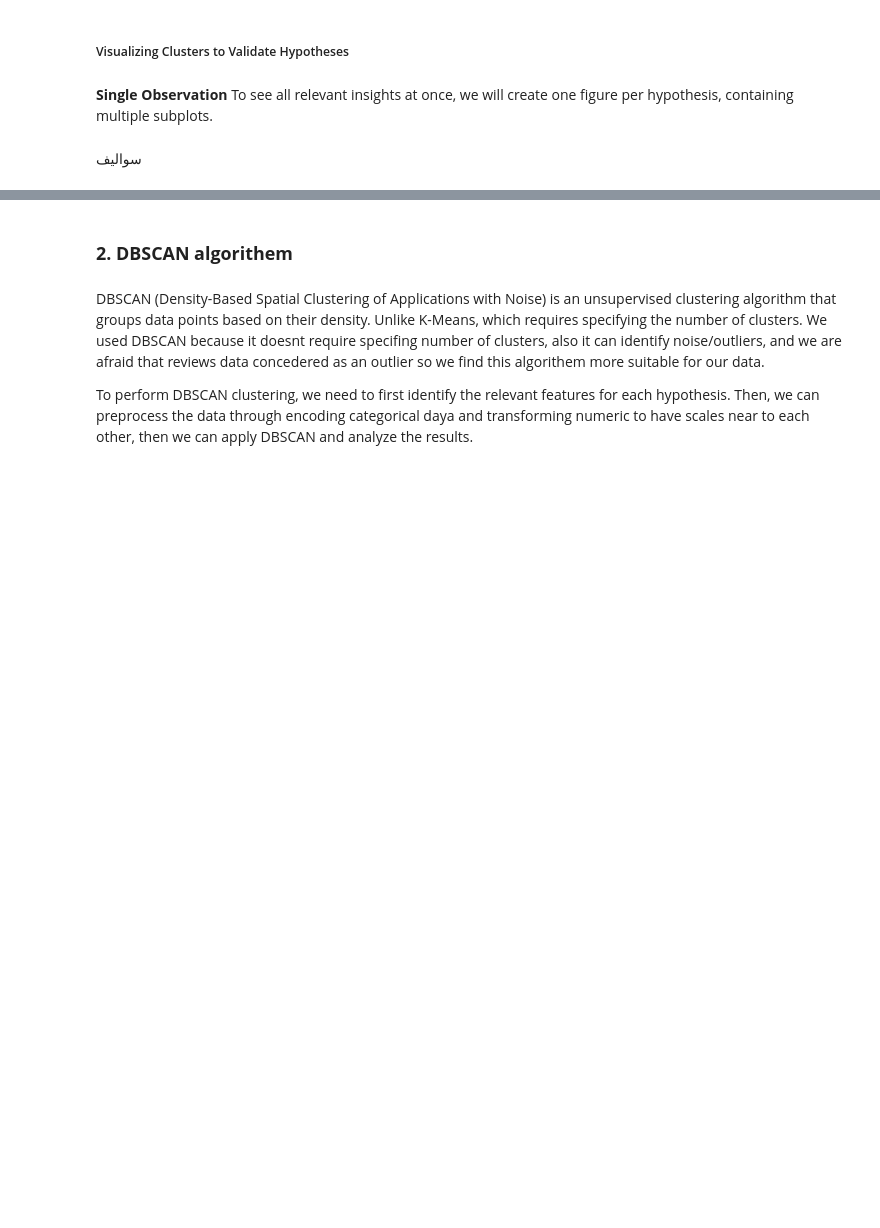
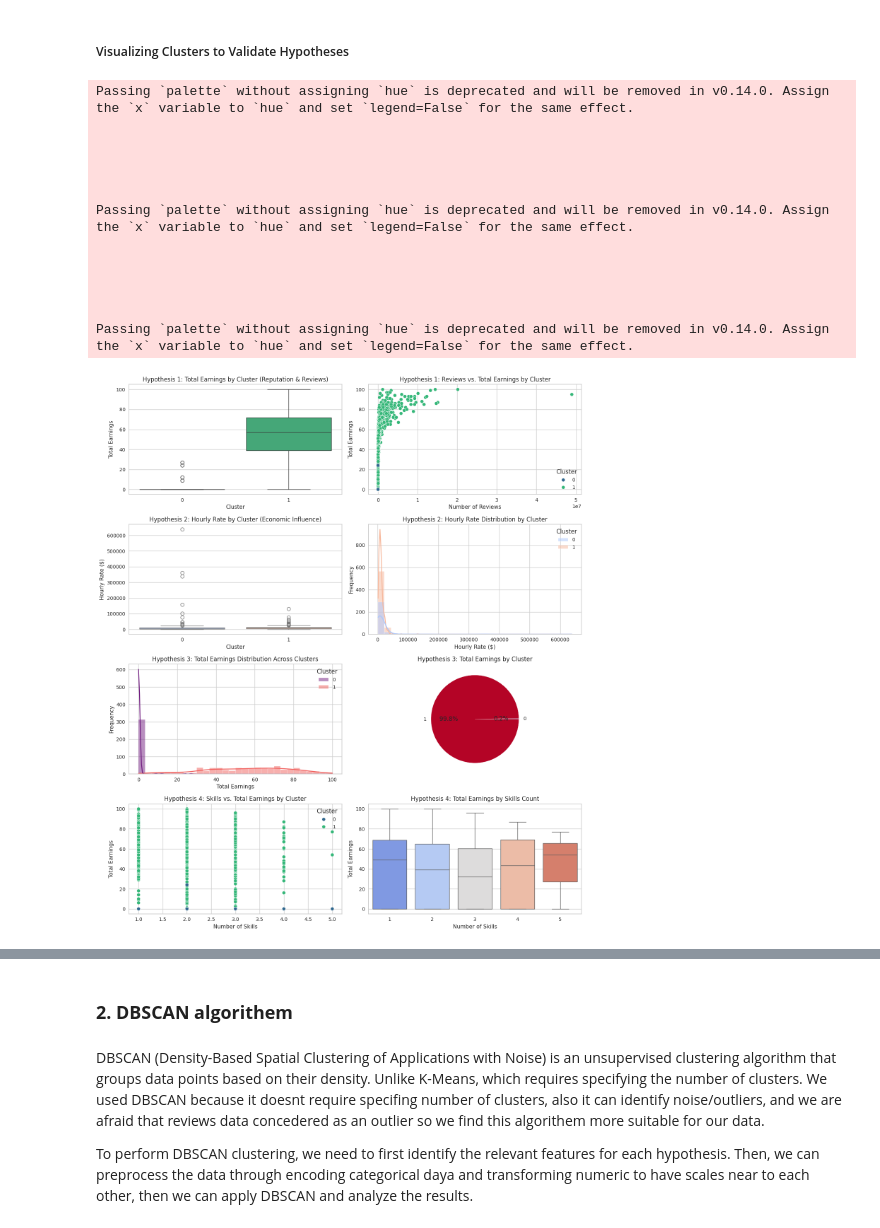
Before and after one commit to iRoseM/Freelancing-Trends--IT362, a Jupyter notebook: IT362_groub_6.ipynb, the cells around one changed output, grey strips where cells are left out. Cells and saved outputs as stored; diff of their text form; code cells hidden in the pictures; blank space fills up the shorter version.

```diff
--- a/IT362_groub_6.ipynb
+++ b/IT362_groub_6.ipynb
@@ -1287,6 +1289,22 @@ Normalization scales numerical columns like Hourly Rate, Rating, Reviews, and To
 import pandas as pd
 from sklearn.preprocessing import MinMaxScaler, OneHotEncoder
 from sklearn.feature_extraction.text import TfidfVectorizer
+
+
+# Reload the raw dataset to extract original values
+df_raw = pd.read_csv("https://raw.githubusercontent.com/iRoseM/Freelancing-Trends--IT362/main/Dataset/Raw_Dataset.csv")
+
+# Define numerical columns
+numerical_columns = ["Hourly Rate", "Rating", "Reviews", "Total Earnings"]
+
+# Ensure "Hourly Rate" is numeric
+df_raw["Hourly Rate"] = df_raw["Hourly Rate"].str.extract("(\d+)").astype(float)
+
+# Store original min and max values
+original_min_values = df_raw[numerical_columns].min()
+original_max_values = df_raw[numerical_columns].max()
+
+
 
 # Load the dataset
 df = pd.read_csv('cleaned_dataset.csv')
@@ -2004,11 +1993,19 @@ Helps in understanding what each cluster represents.
 # %% [markdown]
 ##### Visualizing Clusters to Validate Hypotheses
-# %% [markdown]
-**Single Observation**
-To see all relevant insights at once, we will create one figure per hypothesis, containing multiple subplots.
 # %%
 import matplotlib.pyplot as plt
 import seaborn as sns
+
+
+# Define numerical columns
+numerical_columns = ["Hourly Rate", "Rating", "Reviews", "Total Earnings"]
+
+# Revert Min-Max Scaling directly on the existing dataframe for visualization
+df[numerical_columns] = df[numerical_columns] * (original_max_values - original_min_values) + original_min_values
+
+# Ensure "Reviews" is integer-based
+df["Reviews"] = df["Reviews"].fillna(0).astype(int)
+
 
 # Create a figure with 4 rows (one per hypothesis) and 2 columns
 fig, axes = plt.subplots(4, 2, figsize=(14, 16))
@@ -2037,35 +2034,48 @@ axes[1, 0].set_ylabel("Hourly Rate ($)")
 sns.histplot(data=df, x="Hourly Rate", hue="Cluster", bins=30, kde=True, palette="coolwarm", ax=axes[1, 1])
 axes[1, 1].set_title("Hypothesis 2: Hourly Rate Distribution by Cluster")
 axes[1, 1].set_xlabel("Hourly Rate ($)")
 axes[1, 1].set_ylabel("Frequency")
 
 # =========================
 # Hypothesis 3: Top Freelancers Dominate → (Row 3)
 # =========================
 sns.histplot(data=df, x="Total Earnings", hue="Cluster", bins=30, kde=True, palette="magma", ax=axes[2, 0])
 axes[2, 0].set_title("Hypothesis 3: Total Earnings Distribution Across Clusters")
 axes[2, 0].set_xlabel("Total Earnings")
 axes[2, 0].set_ylabel("Frequency")
 
 df.groupby("Cluster")["Total Earnings"].sum().plot(kind="pie", autopct="%1.1f%%", cmap="coolwarm", ax=axes[2, 1])
 axes[2, 1].set_title("Hypothesis 3: Total Earnings by Cluster")
 axes[2, 1].set_ylabel("")  # Hide y-label for better visualization
 
 # =========================
 # Hypothesis 4: Specialization vs. Diversification → (Row 4)
 # =========================
-sns.scatterplot(data=df, x="Skills Count", y="Total Earnings", hue="Cluster", palette="viridis", ax=axes[3, 0])
-axes[3, 0].set_title("Hypothesis 4: Skills Count vs. Total Earnings by Cluster")
+sns.scatterplot(data=df, x="Skills", y="Total Earnings", hue="Cluster", palette="viridis", ax=axes[3, 0])
+axes[3, 0].set_title("Hypothesis 4: Skills vs. Total Earnings by Cluster")
 axes[3, 0].set_xlabel("Number of Skills")
 axes[3, 0].set_ylabel("Total Earnings")
 
-sns.boxplot(x="Skills Count", y="Total Earnings", data=df, palette="coolwarm", ax=axes[3, 1])
+sns.boxplot(x="Skills", y="Total Earnings", data=df, palette="coolwarm", ax=axes[3, 1])
 axes[3, 1].set_title("Hypothesis 4: Total Earnings by Skills Count")
 axes[3, 1].set_xlabel("Number of Skills")
 axes[3, 1].set_ylabel("Total Earnings")
 
 # Adjust layout for better spacing
 plt.tight_layout()
 plt.show()
+# %% [output]
+Passing `palette` without assigning `hue` is deprecated and will be removed in v0.14.0. Assign the `x` variable to `hue` and set `legend=False` for the same effect.
+
+
+
+
+
+Passing `palette` without assigning `hue` is deprecated and will be removed in v0.14.0. Assign the `x` variable to `hue` and set `legend=False` for the same effect.
+
+
+
+
+
+Passing `palette` without assigning `hue` is deprecated and will be removed in v0.14.0. Assign the `x` variable to `hue` and set `legend=False` for the same effect.
+[figure, added]
-# %% [markdown]
-سواليف
```
Also changed, not shown: parts of 35 cells of this notebook.
